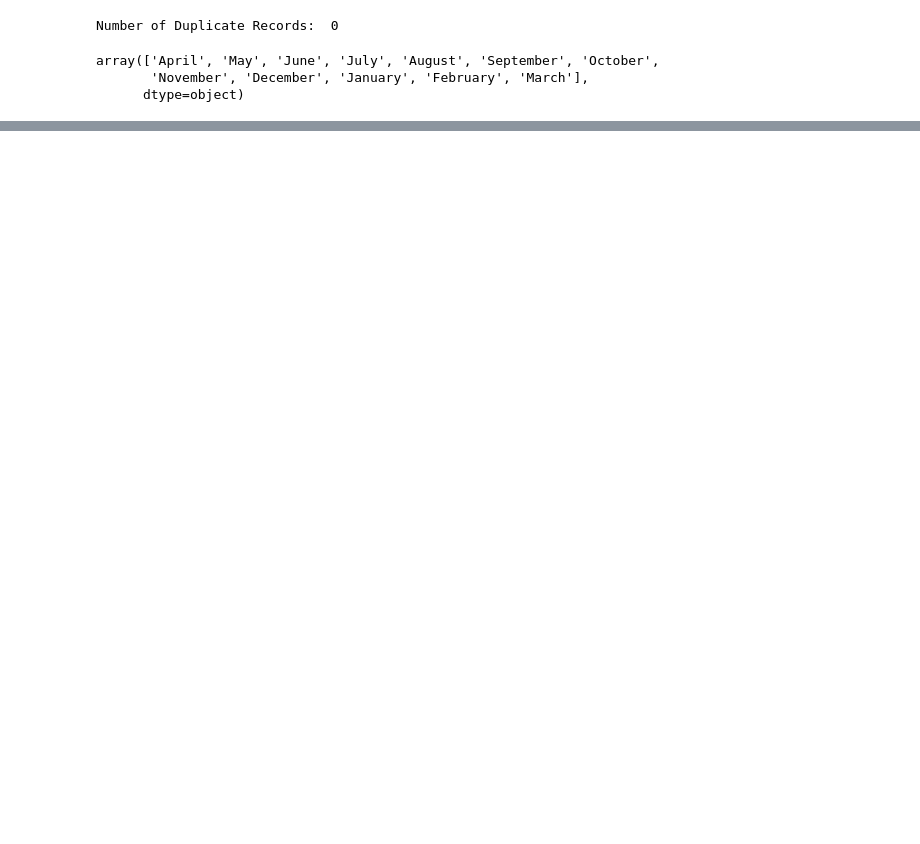
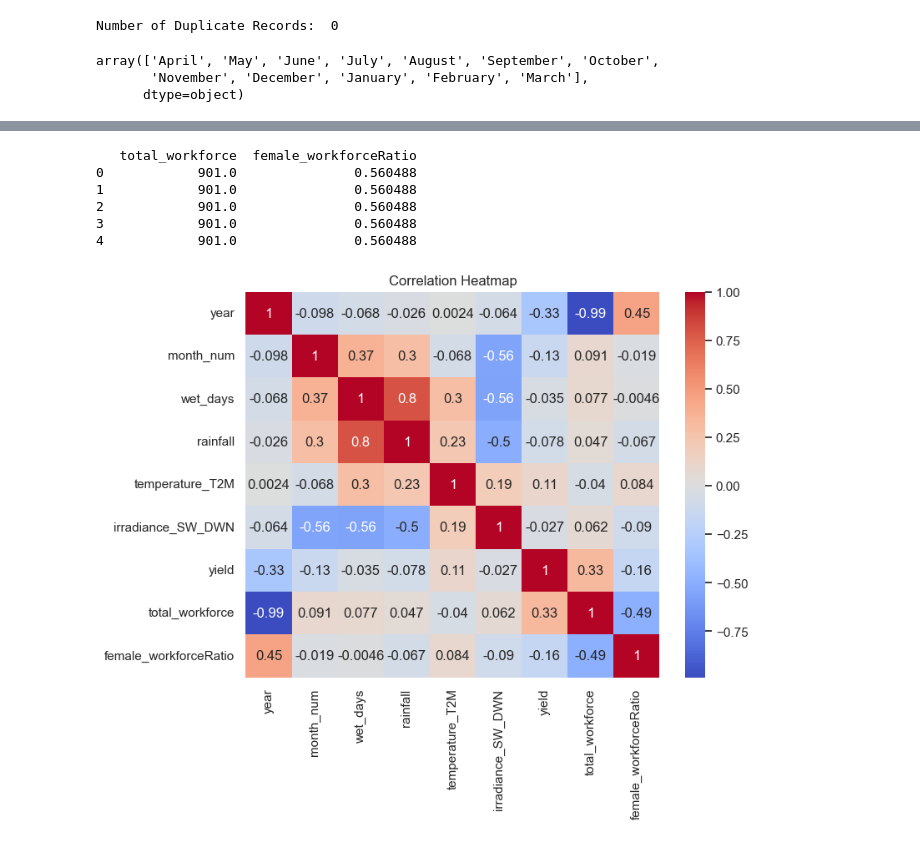
Before and after one commit to Akshatha7710/smart-tea-estate-management-system, a Jupyter notebook: Notebooks/productivity_prediction.ipynb, the cells around one changed output, grey strips where cells are left out. Saved outputs shown, nothing was run; the diff lists cells and outputs as text; code cells hidden in the pictures; blank space fills up the shorter version.

```diff
--- a/Notebooks/productivity_prediction.ipynb
+++ b/Notebooks/productivity_prediction.ipynb
@@ -169,0 +210,29 @@ plt.show()
+# %%
+#handling correlation between male and female workforce
+
+#creatine a total workforce column
+df['total_workforce']=df['female_workforce']+df['male_workforce']
+
+#creating female workforce as a ratio
+df['female_workforceRatio']=df['female_workforce']/df['total_workforce']
+
+df.drop(['male_workforce','female_workforce'], axis=1, inplace=True)
+
+# Quick verification
+print(df[['total_workforce', 'female_workforceRatio']].head())
+# %% [output]
+   total_workforce  female_workforceRatio
+0            901.0               0.560488
+1            901.0               0.560488
+2            901.0               0.560488
+3            901.0               0.560488
+4            901.0               0.560488
+# %%
+num_cols = df.select_dtypes(include=np.number).columns
+
+plt.figure(figsize=(8,6))
+sns.heatmap(df[num_cols].corr(), annot=True, cmap="coolwarm")
+plt.title('Correlation Heatmap')
+plt.show()
+# %% [output]
+[figure, added]
```
Also changed, not shown: parts of 23 cells of this notebook.
